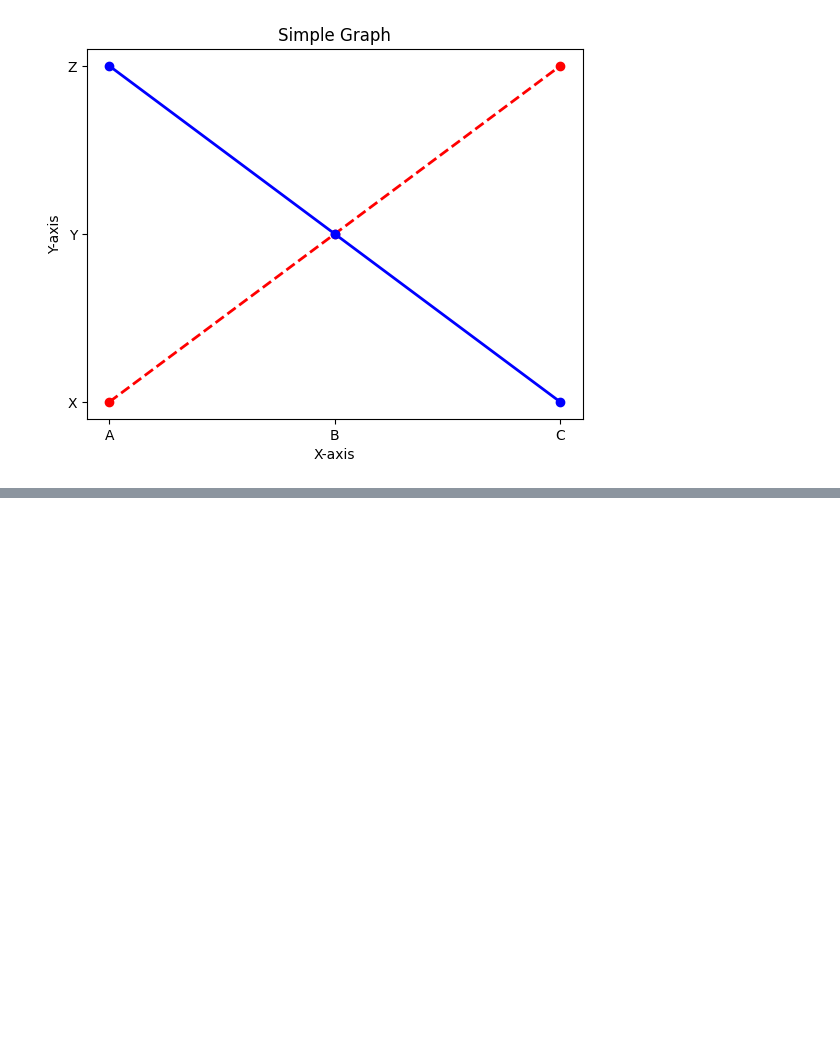
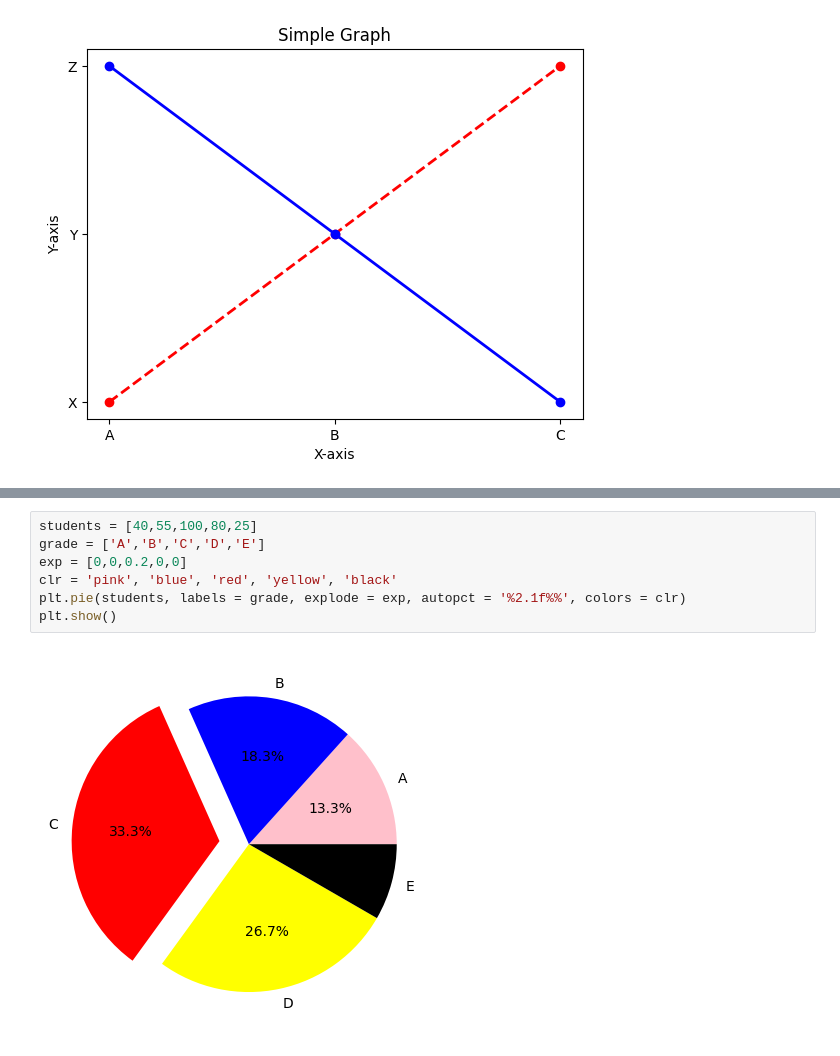
Before and after one commit to GulamAnsari12/DATA-ANALYST, a Jupyter notebook: CAPSULE/Analysis/matplotlib.ipynb, the cells around one changed output, grey strips where cells are left out. Cells and saved outputs as stored; diff of their text form; blank space fills up the shorter version.

```diff
--- a/CAPSULE/Analysis/matplotlib.ipynb
+++ b/CAPSULE/Analysis/matplotlib.ipynb
@@ -58,0 +70,9 @@ plt.show()
+# %%
+students = [40,55,100,80,25]
+grade = ['A','B','C','D','E']
+exp = [0,0,0.2,0,0]
+clr = 'pink', 'blue', 'red', 'yellow', 'black'
+plt.pie(students, labels = grade, explode = exp, autopct = '%2.1f%%', colors = clr)
+plt.show()
+# %% [output]
+[figure, added]
```
Also changed, not shown: parts of 1 cell of this notebook, 4 other files.
